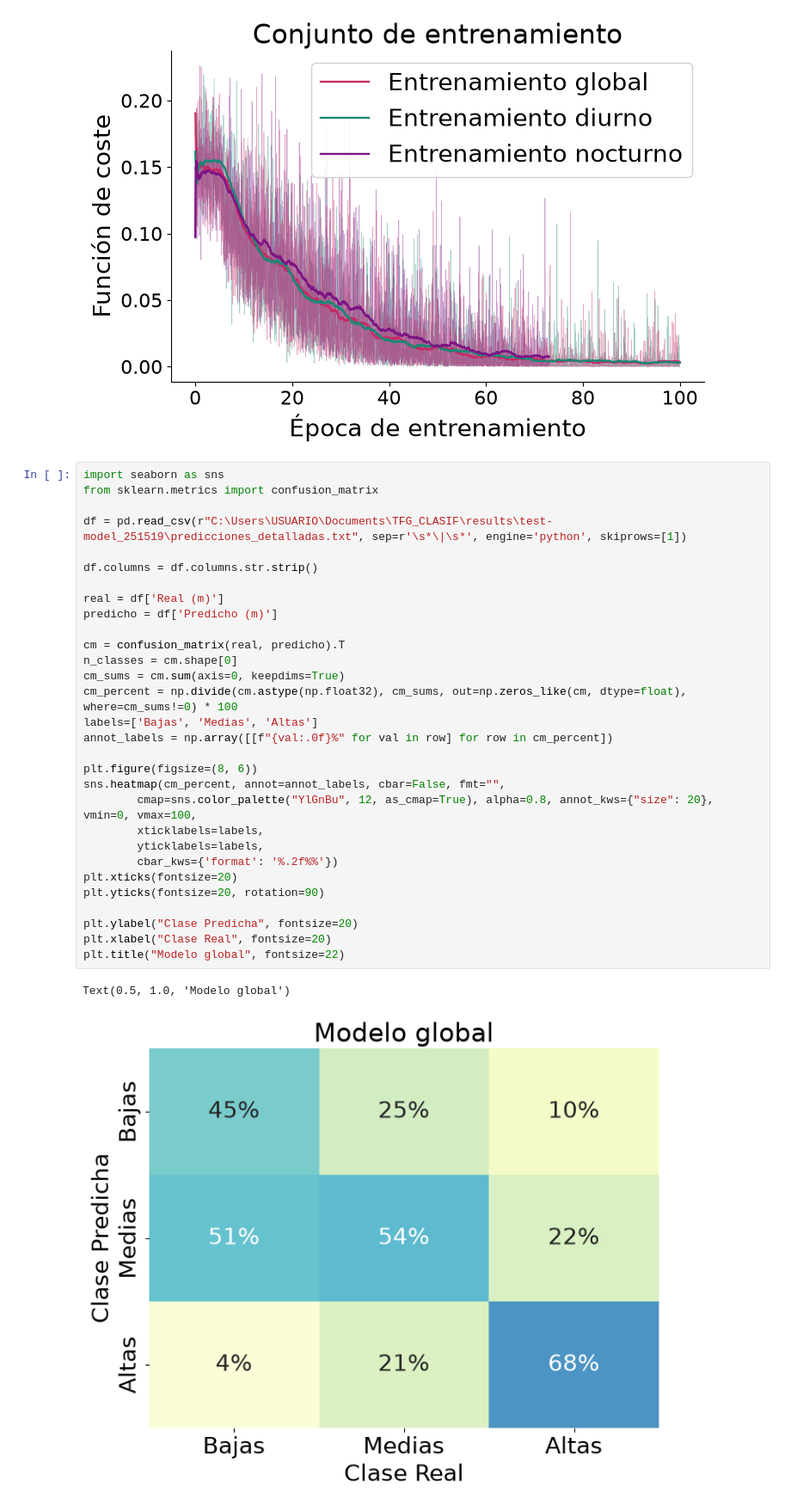
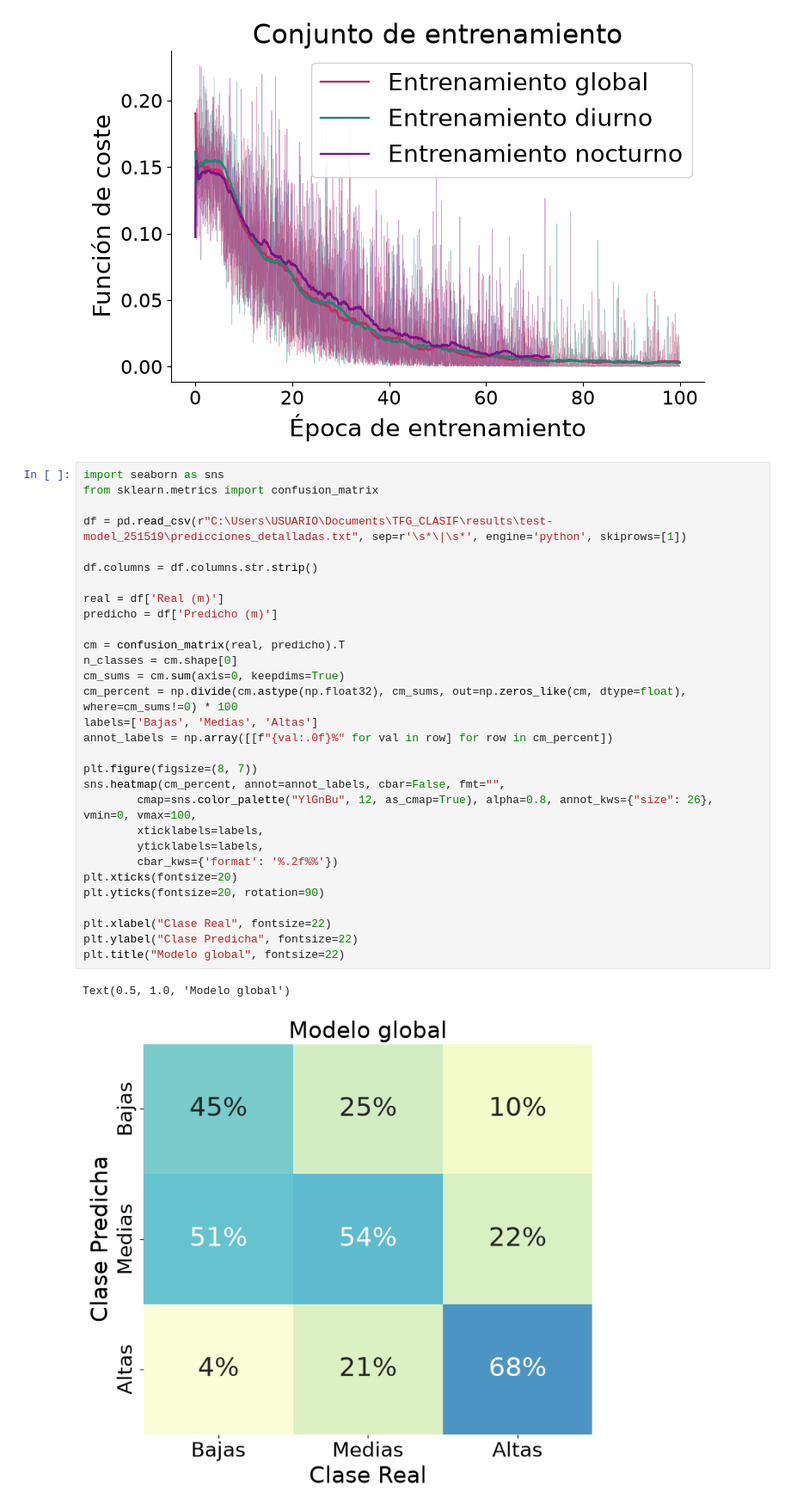
Before and after one commit to veraperez23/CloudBaseHeight, a Jupyter notebook: graphs_results/apartado3/apartado3.ipynb, the cells around one changed output. Shown at 86% size. Drawn from its saved outputs; the diff is of its cells as text.

```diff
--- a/graphs_results/apartado3/apartado3.ipynb
+++ b/graphs_results/apartado3/apartado3.ipynb
@@ -169,36 +169,36 @@ plt.show()
 # %%
 import seaborn as sns
 from sklearn.metrics import confusion_matrix
 
 df = pd.read_csv(r"C:\Users\USUARIO\Documents\TFG_CLASIF\results\test-model_251519\predicciones_detalladas.txt", sep=r'\s*\|\s*', engine='python', skiprows=[1])
 
 df.columns = df.columns.str.strip()
 
 real = df['Real (m)']
 predicho = df['Predicho (m)']
 
 cm = confusion_matrix(real, predicho).T
 n_classes = cm.shape[0]
 cm_sums = cm.sum(axis=0, keepdims=True)
 cm_percent = np.divide(cm.astype(np.float32), cm_sums, out=np.zeros_like(cm, dtype=float), where=cm_sums!=0) * 100
 labels=['Bajas', 'Medias', 'Altas']
 annot_labels = np.array([[f"{val:.0f}%" for val in row] for row in cm_percent])
 
-plt.figure(figsize=(8, 6))
+plt.figure(figsize=(8, 7))
 sns.heatmap(cm_percent, annot=annot_labels, cbar=False, fmt="",
-        cmap=sns.color_palette("YlGnBu", 12, as_cmap=True), alpha=0.8, annot_kws={"size": 20}, vmin=0, vmax=100,
+        cmap=sns.color_palette("YlGnBu", 12, as_cmap=True), alpha=0.8, annot_kws={"size": 26}, vmin=0, vmax=100,
         xticklabels=labels,
         yticklabels=labels,
         cbar_kws={'format': '%.2f%%'})
 plt.xticks(fontsize=20)
 plt.yticks(fontsize=20, rotation=90)
 
-plt.ylabel("Clase Predicha", fontsize=20)
-plt.xlabel("Clase Real", fontsize=20)
+plt.xlabel("Clase Real", fontsize=22)
+plt.ylabel("Clase Predicha", fontsize=22)
 plt.title("Modelo global", fontsize=22)
 # %% [output]
 Text(0.5, 1.0, 'Modelo global')
-[figure, old version]
+[figure, new version]
 # %%
 df = pd.read_csv(r"C:\Users\USUARIO\Documents\TFG_CLASIF\results\test-model_132024\predicciones_detalladas.txt", sep=r'\s*\|\s*', engine='python', skiprows=[1])
 
```
Also changed, not shown: parts of 2 cells of this notebook.
